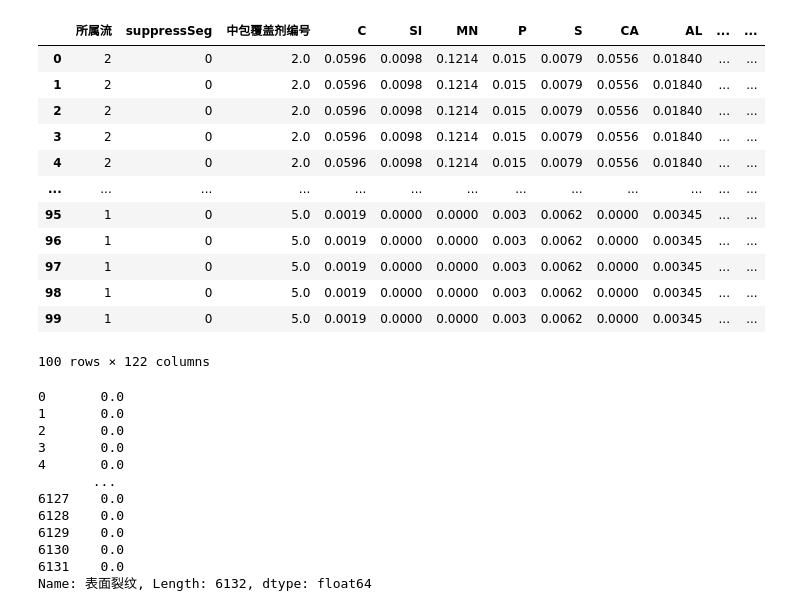
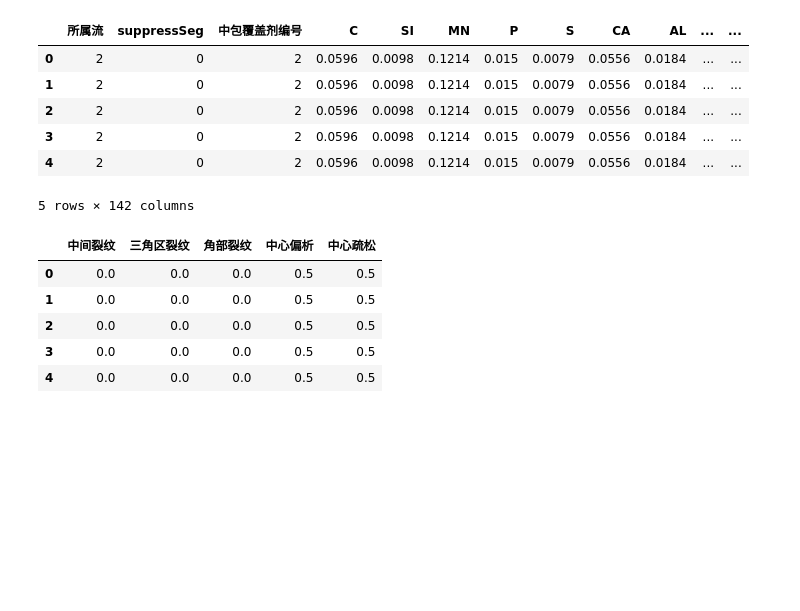
Before and after one commit to AAAChyChy/Quility_Prediction, a Jupyter notebook: 数据预处理/data_Pre_process.ipynb, the cells around one changed output. Drawn from its saved outputs; the diff is of its cells as text; code cells hidden in the pictures; blank space fills up the shorter version.

```diff
--- a/数据预处理/data_Pre_process.ipynb
+++ b/数据预处理/data_Pre_process.ipynb
@@ -2,60 +2,29 @@
 import pandas as pd
 import numpy as np
 import os
-# %%
-def clip_outliers_iqr(df, factor=1.5):
-    """使用 IQR 方法检测数值列异常值，并将越界值拉回上下边界。"""
-    result = df.copy()
-    numeric_cols = result.select_dtypes(include=[np.number]).columns
-
-    for col in numeric_cols:
-        q1 = result[col].quantile(0.25)
-        q3 = result[col].quantile(0.75)
-        iqr = q3 - q1
-
-        if pd.isna(iqr) or iqr == 0:
-            continue
-
-        lower_bound = q1 - factor * iqr
-        upper_bound = q3 + factor * iqr
-        result[col] = result[col].clip(lower=lower_bound, upper=upper_bound)
-
-    return result
-# 获取当前脚本所在文件夹的绝对路径
-current_path = os.getcwd()  # 获取当前工作目录
-# 获取上原始数据文件夹的绝对路径
-parent_path = os.path.join(current_path, "2509010001-2606142359-已检测")
-file_path = os.path.join(parent_path, "表面裂纹.csv")
-# 读取数据
-Data = pd.read_csv(file_path, low_memory=False)
-Data = clip_outliers_iqr(Data)
-Data.iloc[:100, 3:125]
-# %% [output]
-|  | 所属流 | suppressSeg | 中包覆盖剂编号 | C | SI | MN | P | S | CA | AL | ... | ... |
-| 0 | 2 | 0 | 2.0 | 0.0596 | 0.0098 | 0.1214 | 0.015 | 0.0079 | 0.0556 | 0.01840 | ... | ... |
-| 1 | 2 | 0 | 2.0 | 0.0596 | 0.0098 | 0.1214 | 0.015 | 0.0079 | 0.0556 | 0.01840 | ... | ... |
-| 2 | 2 | 0 | 2.0 | 0.0596 | 0.0098 | 0.1214 | 0.015 | 0.0079 | 0.0556 | 0.01840 | ... | ... |
-| 3 | 2 | 0 | 2.0 | 0.0596 | 0.0098 | 0.1214 | 0.015 | 0.0079 | 0.0556 | 0.01840 | ... | ... |
-| 4 | 2 | 0 | 2.0 | 0.0596 | 0.0098 | 0.1214 | 0.015 | 0.0079 | 0.0556 | 0.01840 | ... | ... |
-| ... | ... | ... | ... | ... | ... | ... | ... | ... | ... | ... | ... | ... |
-| 95 | 1 | 0 | 5.0 | 0.0019 | 0.0000 | 0.0000 | 0.003 | 0.0062 | 0.0000 | 0.00345 | ... | ... |
-| 96 | 1 | 0 | 5.0 | 0.0019 | 0.0000 | 0.0000 | 0.003 | 0.0062 | 0.0000 | 0.00345 | ... | ... |
-| 97 | 1 | 0 | 5.0 | 0.0019 | 0.0000 | 0.0000 | 0.003 | 0.0062 | 0.0000 | 0.00345 | ... | ... |
-| 98 | 1 | 0 | 5.0 | 0.0019 | 0.0000 | 0.0000 | 0.003 | 0.0062 | 0.0000 | 0.00345 | ... | ... |
-| 99 | 1 | 0 | 5.0 | 0.0019 | 0.0000 | 0.0000 | 0.003 | 0.0062 | 0.0000 | 0.00345 | ... | ... |
-100 rows × 122 columns
+# %%
+# 获取当前脚本所在文件夹的绝对路径
+current_path = os.getcwd()  # 获取当前工作目录
+# 获取上原始数据文件夹的绝对路径
+parent_path = os.path.join(current_path, "数据")
+file_path = os.path.join(parent_path, "Data_V0.csv")
+# 读取数据
+Data = pd.read_csv(file_path, low_memory=False)
+Data.iloc[:5,3:145]
+# %% [output]
+|  | 所属流 | suppressSeg | 中包覆盖剂编号 | C | SI | MN | P | S | CA | AL | ... | ... |
+| 0 | 2 | 0 | 2 | 0.0596 | 0.0098 | 0.1214 | 0.015 | 0.0079 | 0.0556 | 0.0184 | ... | ... |
+| 1 | 2 | 0 | 2 | 0.0596 | 0.0098 | 0.1214 | 0.015 | 0.0079 | 0.0556 | 0.0184 | ... | ... |
+| 2 | 2 | 0 | 2 | 0.0596 | 0.0098 | 0.1214 | 0.015 | 0.0079 | 0.0556 | 0.0184 | ... | ... |
+| 3 | 2 | 0 | 2 | 0.0596 | 0.0098 | 0.1214 | 0.015 | 0.0079 | 0.0556 | 0.0184 | ... | ... |
+| 4 | 2 | 0 | 2 | 0.0596 | 0.0098 | 0.1214 | 0.015 | 0.0079 | 0.0556 | 0.0184 | ... | ... |
+5 rows × 142 columns
 # %%
-Data.iloc[:, 126]
+Data.iloc[:5,145:150]
 # %% [output]
-0       0.0
-1       0.0
-2       0.0
-3       0.0
-4       0.0
-       ...
-6127    0.0
-6128    0.0
-6129    0.0
-6130    0.0
-6131    0.0
-Name: 表面裂纹, Length: 6132, dtype: float64
+|  | 中间裂纹 | 三角区裂纹 | 角部裂纹 | 中心偏析 | 中心疏松 |
+| 0 | 0.0 | 0.0 | 0.0 | 0.5 | 0.5 |
+| 1 | 0.0 | 0.0 | 0.0 | 0.5 | 0.5 |
+| 2 | 0.0 | 0.0 | 0.0 | 0.5 | 0.5 |
+| 3 | 0.0 | 0.0 | 0.0 | 0.5 | 0.5 |
+| 4 | 0.0 | 0.0 | 0.0 | 0.5 | 0.5 |
```
Also changed, not shown: parts of 7 cells of this notebook, 1 other file.
